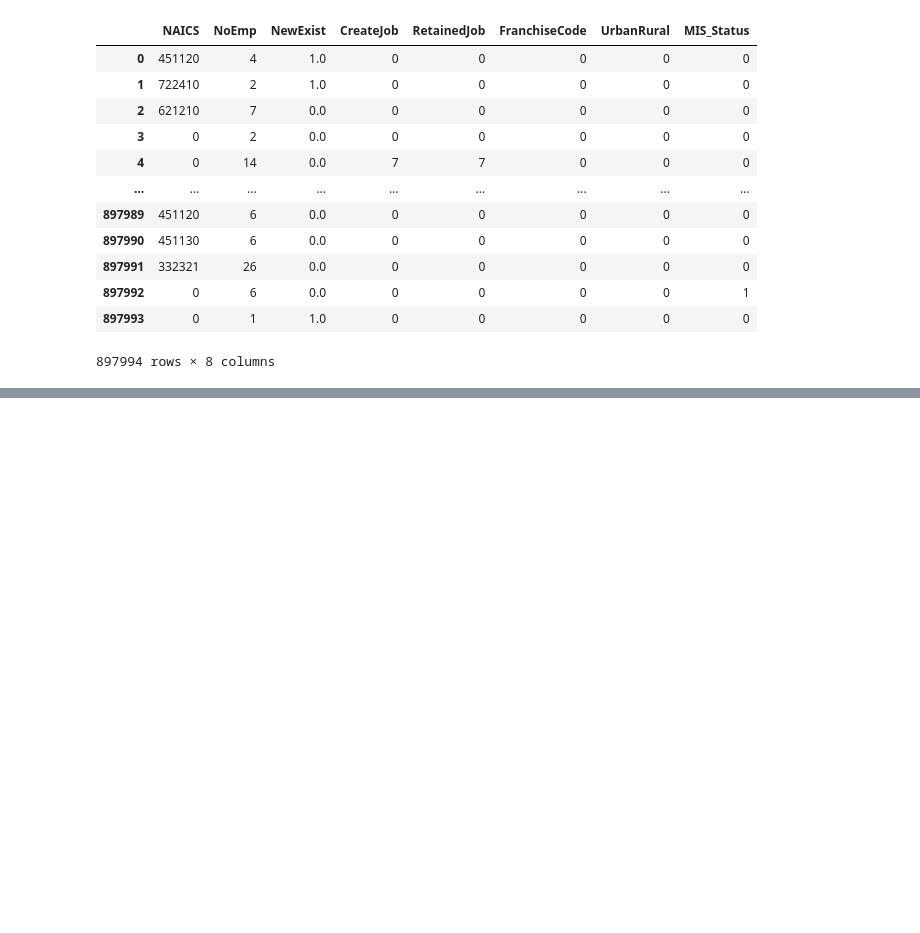
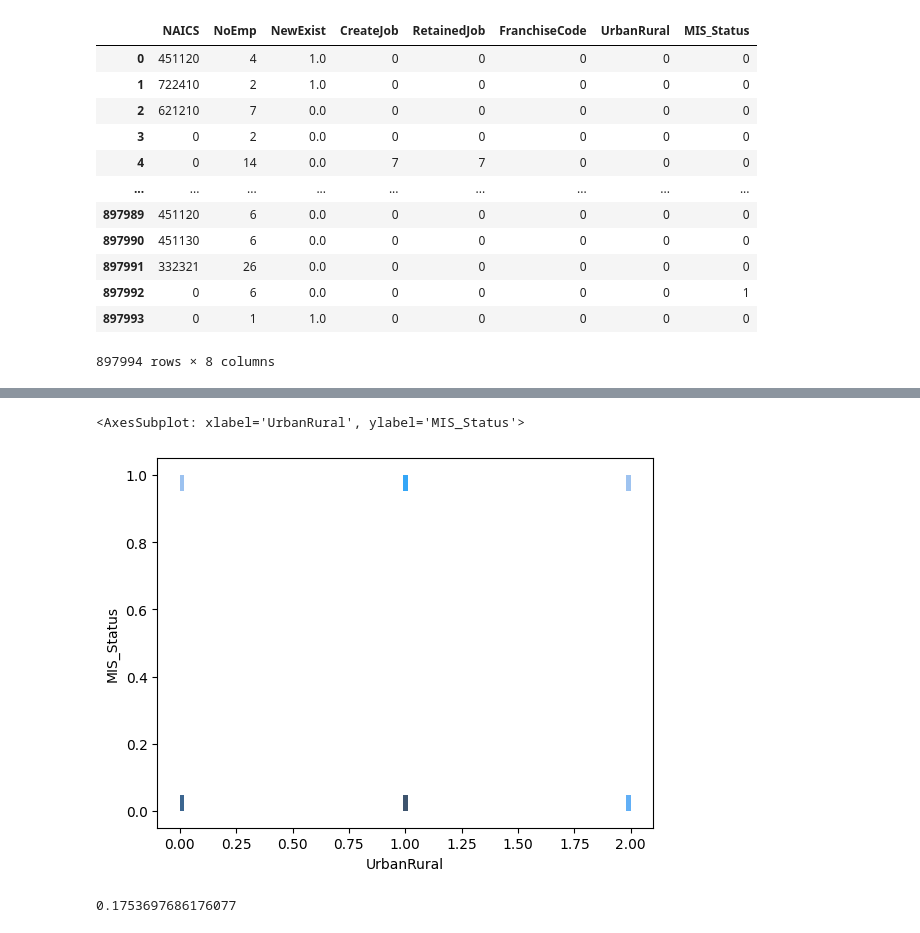
Before and after one commit to Abdellah-R/Projet_Classification, a Jupyter notebook: analyse.ipynb, the cells around one changed output, grey strips where cells are left out. Cells and saved outputs as stored; diff of their text form; code cells hidden in the pictures; blank space fills up the shorter version.

```diff
--- a/analyse.ipynb
+++ b/analyse.ipynb
@@ -44,0 +91,5 @@ df
+# %%
+sns.histplot(x=df.UrbanRural,y = df.MIS_Status)
+# %% [output]
+<AxesSubplot: xlabel='UrbanRural', ylabel='MIS_Status'>
+[figure, added]
@@ -44,0 +98,5 @@ df
+# %%
+total = df.MIS_Status.count()
+(df.MIS_Status.sum()/total)
+# %% [output]
+0.1753697686176077
```
Also changed, not shown: parts of 15 cells of this notebook, 1 other file.
